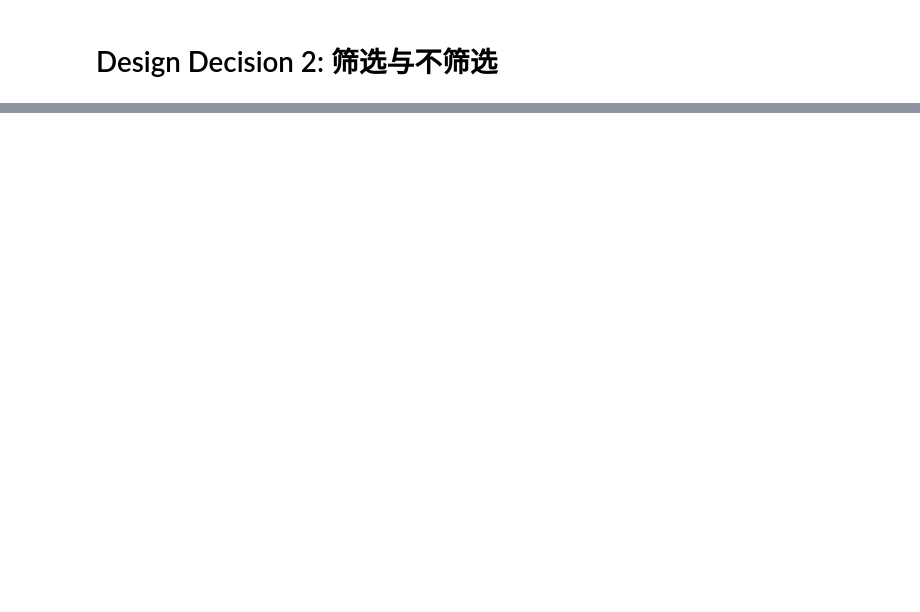
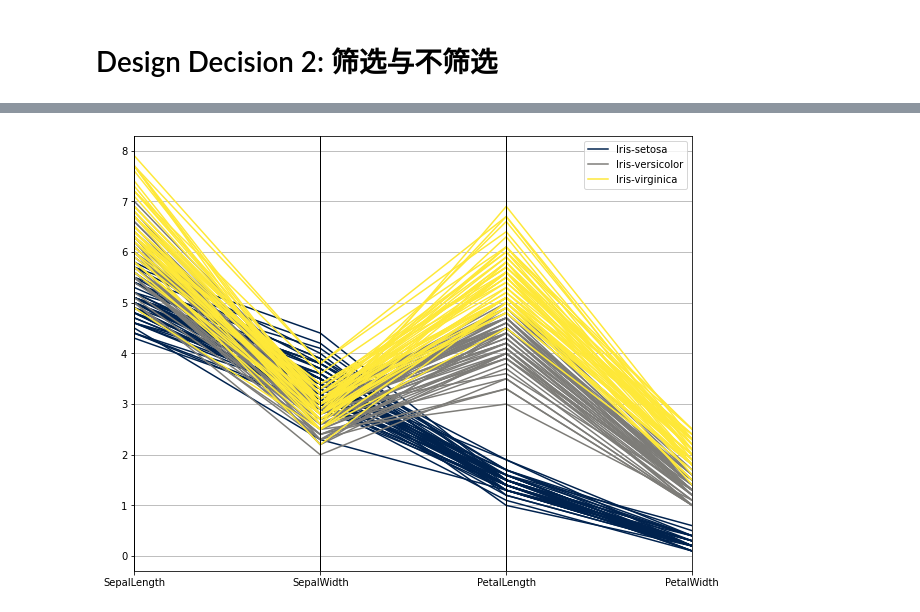
Before and after one commit to xueluofengfei/IV_project, a Jupyter notebook: theGiraffeSystem.ipynb, the cells around one changed output, grey strips where cells are left out. Saved outputs shown, nothing was run; the diff lists cells and outputs as text; code cells hidden in the pictures; blank space fills up the shorter version.

```diff
--- a/theGiraffeSystem.ipynb
+++ b/theGiraffeSystem.ipynb
@@ -181,0 +186,6 @@ alt.Chart(iris).mark_area(interpolate='monotone').encode(
+# %%
+plt.subplots(figsize = (10,8))
+pd.plotting.parallel_coordinates(iris, 'Species', colormap='cividis')
+plt.show()
+# %% [output]
+[figure, added]
```
Also changed, not shown: parts of 4 cells of this notebook, 2 other files.
